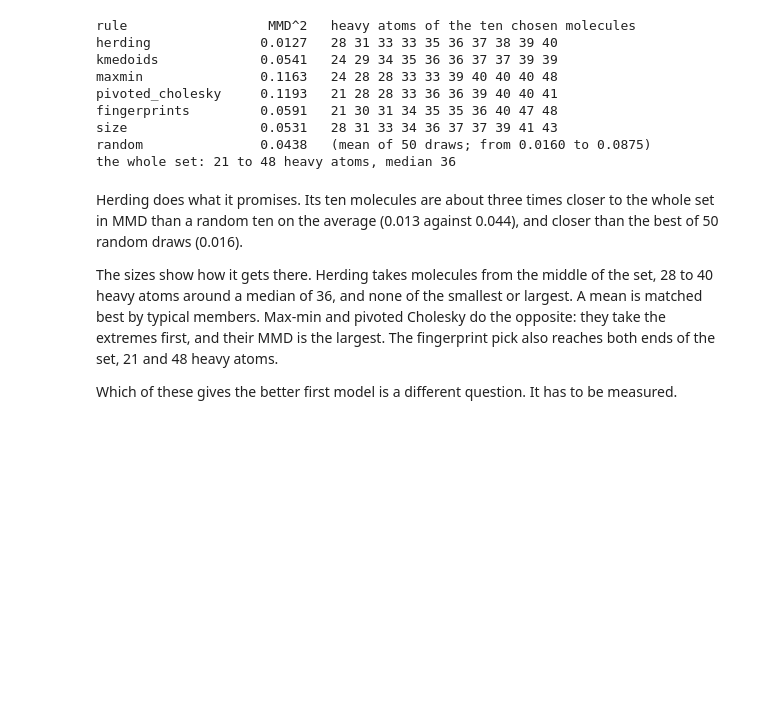
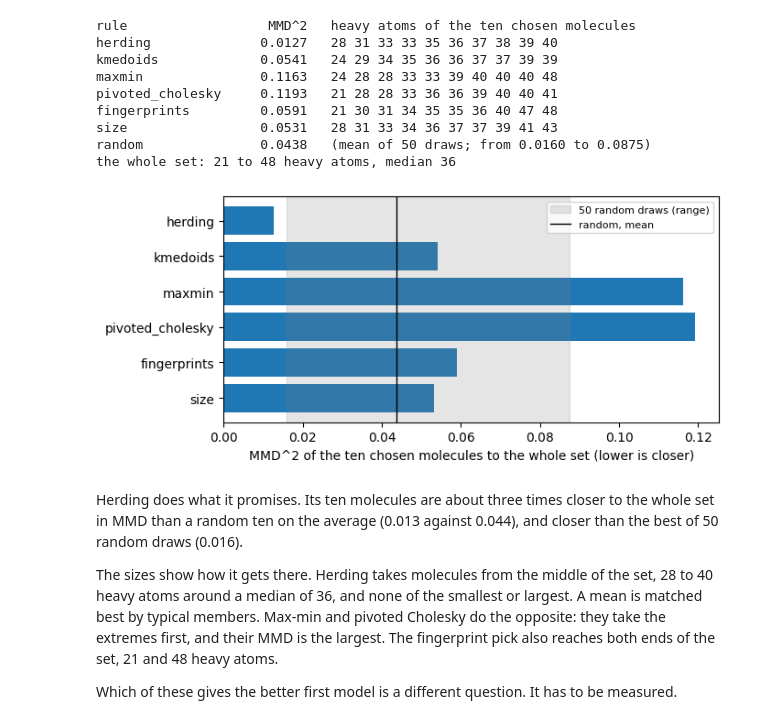
Before and after one commit to igbaskin/cmf-qsar, a Jupyter notebook: docs/tutorials/06_before_you_model.ipynb, the cells around one changed output. Cells and saved outputs as stored; diff of their text form; code cells hidden in the pictures; blank space fills up the shorter version.

```diff
--- a/docs/tutorials/06_before_you_model.ipynb
+++ b/docs/tutorials/06_before_you_model.ipynb
@@ -663,6 +714,21 @@ fingerprints         0.0591   21 30 31 34 35 35 36 40 47 48
 size                 0.0531   28 31 33 34 36 37 37 39 41 43
 random               0.0438   (mean of 50 draws; from 0.0160 to 0.0875)
 the whole set: 21 to 48 heavy atoms, median 36
+# %%
+fig, ax = plt.subplots(figsize=(7, 3.2))
+rules_shown = list(choices)
+ax.barh(range(len(rules_shown)), [mmd2_subset(K, choices[r]) for r in rules_shown], color="tab:blue")
+ax.axvspan(min(draws), max(draws), color="grey", alpha=0.2, label="50 random draws (range)")
+ax.axvline(np.mean(draws), color="black", lw=1, label="random, mean")
+ax.set_yticks(range(len(rules_shown)))
+ax.set_yticklabels(rules_shown)
+ax.invert_yaxis()
+ax.set_xlabel("MMD^2 of the ten chosen molecules to the whole set (lower is closer)")
+ax.legend(fontsize=8)
+plt.tight_layout()
+plt.show()
+# %% [output]
+[figure, added]
 # %% [markdown]
 Herding does what it promises. Its ten molecules are about three times closer to the whole set
 in MMD than a random ten on the average (0.013 against 0.044), and closer than the best of 50
```
Also changed, not shown: parts of 7 cells of this notebook, 14 other files.
